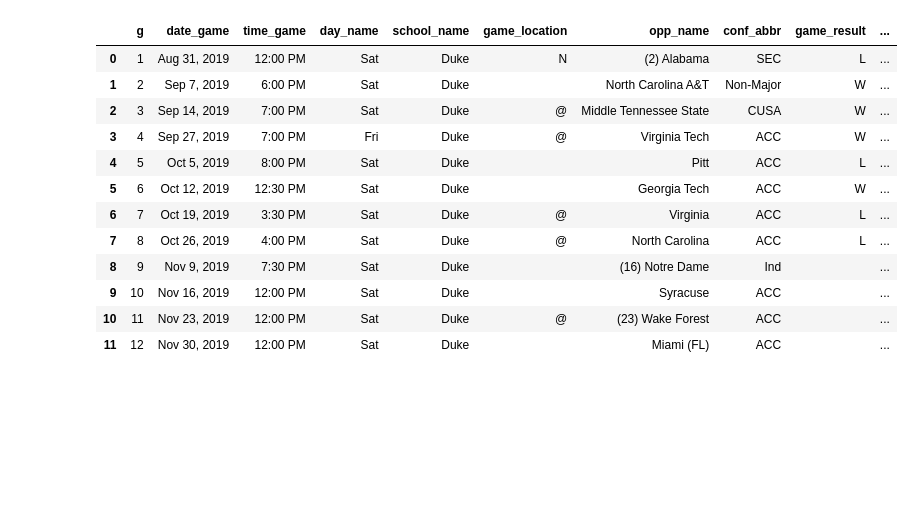
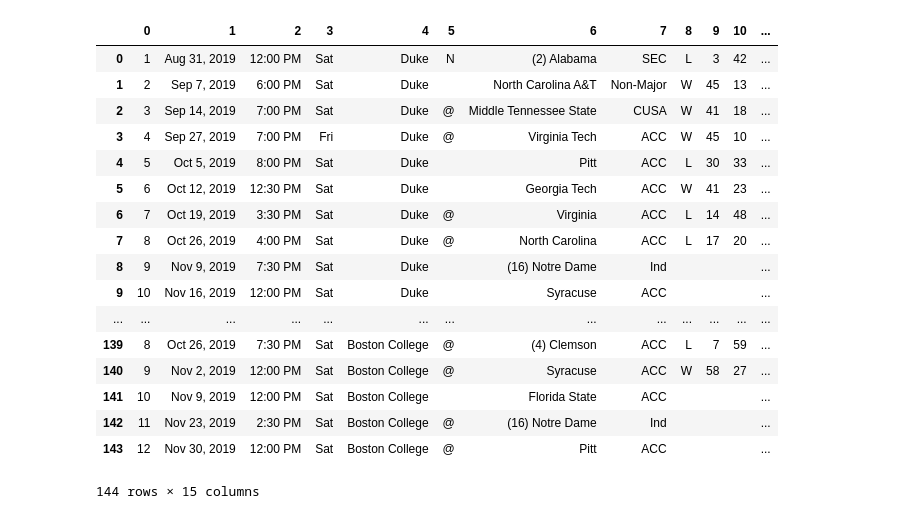
Before and after one commit to jonathanhuml/STOR390project2, a Jupyter notebook: webscrapecfb.ipynb, the cells around one changed output. Cells and saved outputs as stored; diff of their text form; code cells hidden in the pictures; blank space fills up the shorter version.

```diff
--- a/webscrapecfb.ipynb
+++ b/webscrapecfb.ipynb
@@ -71,36 +53,49 @@ names
  'game_streak',
  'notes']
 # %%
-tbody = table.find('tbody')
-tr_body = tbody.find_all('tr')
-tr_body
+#https://www.sports-reference.com/cfb/schools/clemson/2019-schedule.html
+teams = ['duke', 'clemson', 'north-carolina', 'north-carolina-state', 'wake-forest',
+        'syracuse', 'florida-state','georgia-tech','virginia-tech','louisville',
+        'notre-dame','boston-college']
+b = []
+for names in range(len(teams)):
+    page = requests.get("https://www.sports-reference.com/cfb/schools/" + teams[names] + "/2019-schedule.html")
+    soup = BeautifulSoup(page.content, 'html.parser')
+    table = soup.find(id = 'div_schedule')
+    tbody = table.find('tbody')
+    tr_body = tbody.find_all('tr')
+    tr_body
 
-a = []
-for trb in tr_body:
-    d = []
-    th = trb.find('th')
-    x = (th.get_text())
-    d.append(x)
-    a.append(d)
+    for trb in tr_body:
+        d = []
+        th = trb.find('th')
+        x = (th.get_text())
+        d.append(x)
+        b.append(d)
 
-    for td in trb.find_all('td'):
-        y = (td.get_text())
-        d.append(y)
+        for td in trb.find_all('td'):
+            y = (td.get_text())
+            d.append(y)
 
 
-df = pd.DataFrame(a, columns =names)
-df
+please_work = pd.DataFrame(b)
+please_work
 # %% [output]
-|  | g | date_game | time_game | day_name | school_name | game_location | opp_name | conf_abbr | game_result | ... |
-| 0 | 1 | Aug 31, 2019 | 12:00 PM | Sat | Duke | N | (2) Alabama | SEC | L | ... |
-| 1 | 2 | Sep 7, 2019 | 6:00 PM | Sat | Duke |  | North Carolina A&T | Non-Major | W | ... |
-| 2 | 3 | Sep 14, 2019 | 7:00 PM | Sat | Duke | @ | Middle Tennessee State | CUSA | W | ... |
-| 3 | 4 | Sep 27, 2019 | 7:00 PM | Fri | Duke | @ | Virginia Tech | ACC | W | ... |
-| 4 | 5 | Oct 5, 2019 | 8:00 PM | Sat | Duke |  | Pitt | ACC | L | ... |
-| 5 | 6 | Oct 12, 2019 | 12:30 PM | Sat | Duke |  | Georgia Tech | ACC | W | ... |
-| 6 | 7 | Oct 19, 2019 | 3:30 PM | Sat | Duke | @ | Virginia | ACC | L | ... |
-| 7 | 8 | Oct 26, 2019 | 4:00 PM | Sat | Duke | @ | North Carolina | ACC | L | ... |
-| 8 | 9 | Nov 9, 2019 | 7:30 PM | Sat | Duke |  | (16) Notre Dame | Ind |  | ... |
-| 9 | 10 | Nov 16, 2019 | 12:00 PM | Sat | Duke |  | Syracuse | ACC |  | ... |
-| 10 | 11 | Nov 23, 2019 | 12:00 PM | Sat | Duke | @ | (23) Wake Forest | ACC |  | ... |
-| 11 | 12 | Nov 30, 2019 | 12:00 PM | Sat | Duke |  | Miami (FL) | ACC |  | ... |
+|  | 0 | 1 | 2 | 3 | 4 | 5 | 6 | 7 | 8 | 9 | 10 | ... |
+| 0 | 1 | Aug 31, 2019 | 12:00 PM | Sat | Duke | N | (2) Alabama | SEC | L | 3 | 42 | ... |
+| 1 | 2 | Sep 7, 2019 | 6:00 PM | Sat | Duke |  | North Carolina A&T | Non-Major | W | 45 | 13 | ... |
+| 2 | 3 | Sep 14, 2019 | 7:00 PM | Sat | Duke | @ | Middle Tennessee State | CUSA | W | 41 | 18 | ... |
+| 3 | 4 | Sep 27, 2019 | 7:00 PM | Fri | Duke | @ | Virginia Tech | ACC | W | 45 | 10 | ... |
+| 4 | 5 | Oct 5, 2019 | 8:00 PM | Sat | Duke |  | Pitt | ACC | L | 30 | 33 | ... |
+| 5 | 6 | Oct 12, 2019 | 12:30 PM | Sat | Duke |  | Georgia Tech | ACC | W | 41 | 23 | ... |
+| 6 | 7 | Oct 19, 2019 | 3:30 PM | Sat | Duke | @ | Virginia | ACC | L | 14 | 48 | ... |
+| 7 | 8 | Oct 26, 2019 | 4:00 PM | Sat | Duke | @ | North Carolina | ACC | L | 17 | 20 | ... |
+| 8 | 9 | Nov 9, 2019 | 7:30 PM | Sat | Duke |  | (16) Notre Dame | Ind |  |  |  | ... |
+| 9 | 10 | Nov 16, 2019 | 12:00 PM | Sat | Duke |  | Syracuse | ACC |  |  |  | ... |
+| ... | ... | ... | ... | ... | ... | ... | ... | ... | ... | ... | ... | ... |
+| 139 | 8 | Oct 26, 2019 | 7:30 PM | Sat | Boston College | @ | (4) Clemson | ACC | L | 7 | 59 | ... |
+| 140 | 9 | Nov 2, 2019 | 12:00 PM | Sat | Boston College | @ | Syracuse | ACC | W | 58 | 27 | ... |
+| 141 | 10 | Nov 9, 2019 | 12:00 PM | Sat | Boston College |  | Florida State | ACC |  |  |  | ... |
+| 142 | 11 | Nov 23, 2019 | 2:30 PM | Sat | Boston College | @ | (16) Notre Dame | Ind |  |  |  | ... |
+| 143 | 12 | Nov 30, 2019 | 12:00 PM | Sat | Boston College | @ | Pitt | ACC |  |  |  | ... |
+144 rows × 15 columns
```
Also changed, not shown: parts of 3 cells of this notebook.
